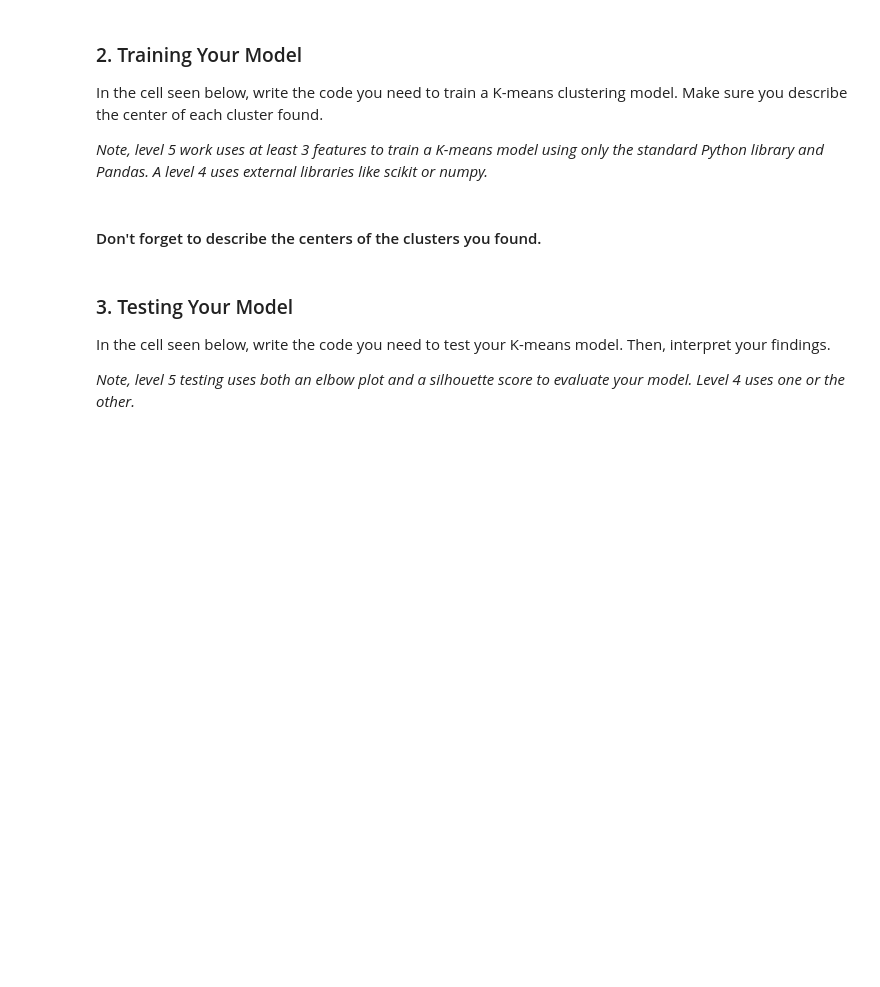
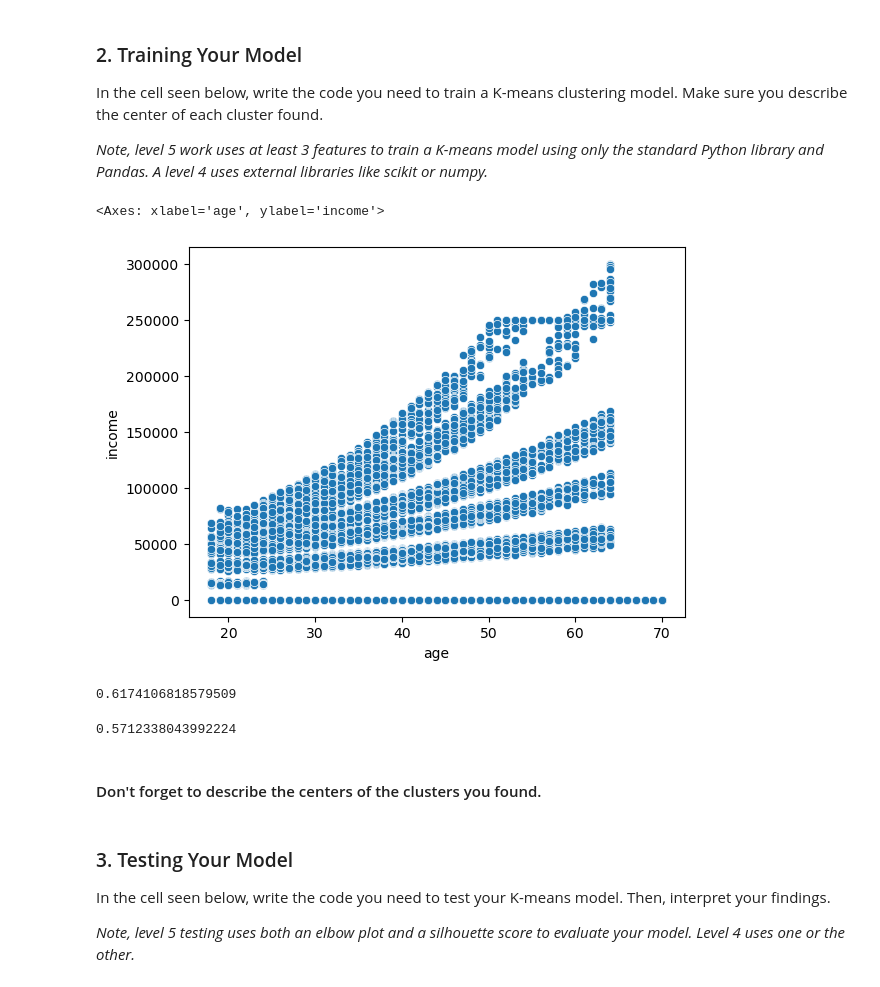
Before and after one commit to JForeso/ML, a Jupyter notebook: taco bell/RFP_2_Template.ipynb, the cells around one changed output. Drawn from its saved outputs; the diff is of its cells as text; code cells hidden in the pictures; blank space fills up the shorter version.

```diff
--- a/taco bell/RFP_2_Template.ipynb
+++ b/taco bell/RFP_2_Template.ipynb
@@ -102,3 +102,9 @@ In the cell seen below, write the code you need to train a K-means clustering mo
 *Note, level 5 work uses at least 3 features to train a K-means model using only the standard Python library and Pandas. A level 4 uses external libraries like scikit or numpy.*
 # %%
 # Train model here.
+# %%
+import seaborn as sns
+sns.scatterplot(data=df, x='age', y='income')
+# %% [output]
+<Axes: xlabel='age', ylabel='income'>
+[figure, added]
@@ -105,3 +125,12 @@ In the cell seen below, write the code you need to train a K-means clustering mo
+# %%
+max(sil)
+# %% [output]
+0.6174106818579509
+# %%
+from sklearn.metrics import silhouette_score
+silhouette_score(train_df, model.labels_)
+# %% [output]
+0.5712338043992224
 # %% [markdown]
 #### Don't forget to describe the centers of the clusters you found.
 # %% [markdown]
```
Also changed, not shown: parts of 4 cells of this notebook.
